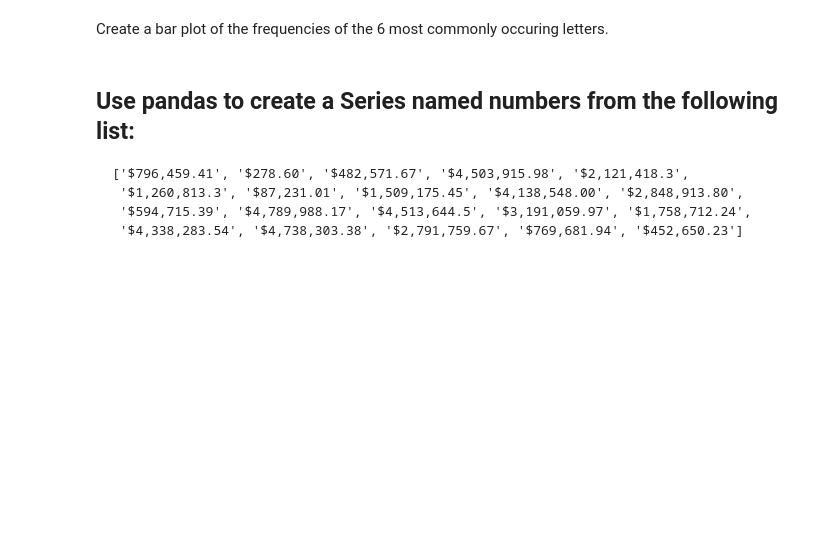
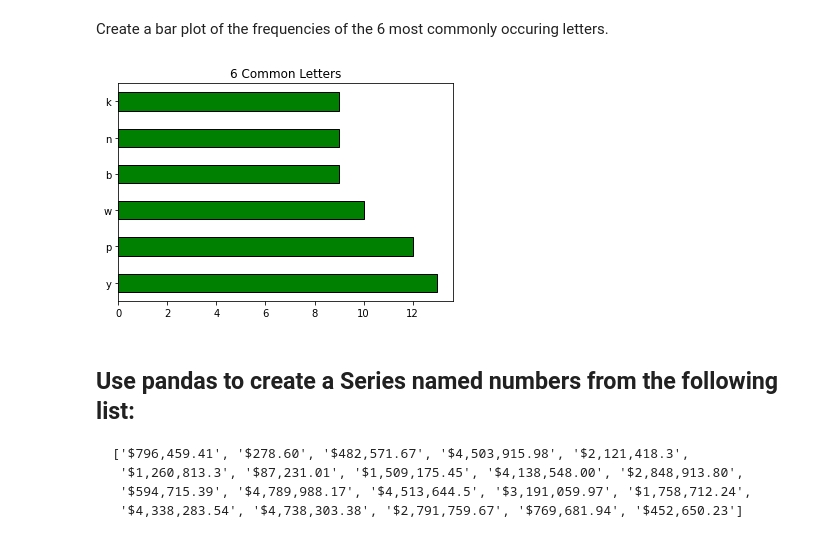
Before and after one commit to stephenkipkurui/numpy-pandas-visualization-exercises, a Jupyter notebook: pandas_series.ipynb, the cells around one changed output. Drawn from its saved outputs; the diff is of its cells as text; code cells hidden in the pictures; blank space fills up the shorter version.

```diff
--- a/pandas_series.ipynb
+++ b/pandas_series.ipynb
@@ -427,11 +428,0 @@ initial_letters = pd.Series(['hnvidduckkqxwymbimkccexbkmqygkxoyndmcxnwqarhyffsjp
-# %%
-# With Python
-
-letters = []
-
-for ch in initial_letters:
-    for c in list(ch):
-
-        letters.append(c)
-
-print(letters)
@@ -440,5 +428,0 @@ print(letters)
-# %%
-# With List Comprehension
-letters = []
-[letters.append(c) for ch in initial_letters for c in list(ch)]
-print(letters,end='')
@@ -466,5 +513,14 @@ Create a Series that has all of the same letters but uppercased.
 # %% [markdown]
 Create a bar plot of the frequencies of the 6 most commonly occuring letters.
+# %%
+common_six = letters.value_counts().head(6)
+
+common_six.plot(kind='barh', color ='green', ec='black', width=.5)
+
+plt.title('6 Common Letters')
+plt.show()
+# %% [output]
+[figure, added]
 # %% [markdown]
 ## Use pandas to create a Series named numbers from the following list:
 
```
Also changed, not shown: parts of 16 cells of this notebook.
